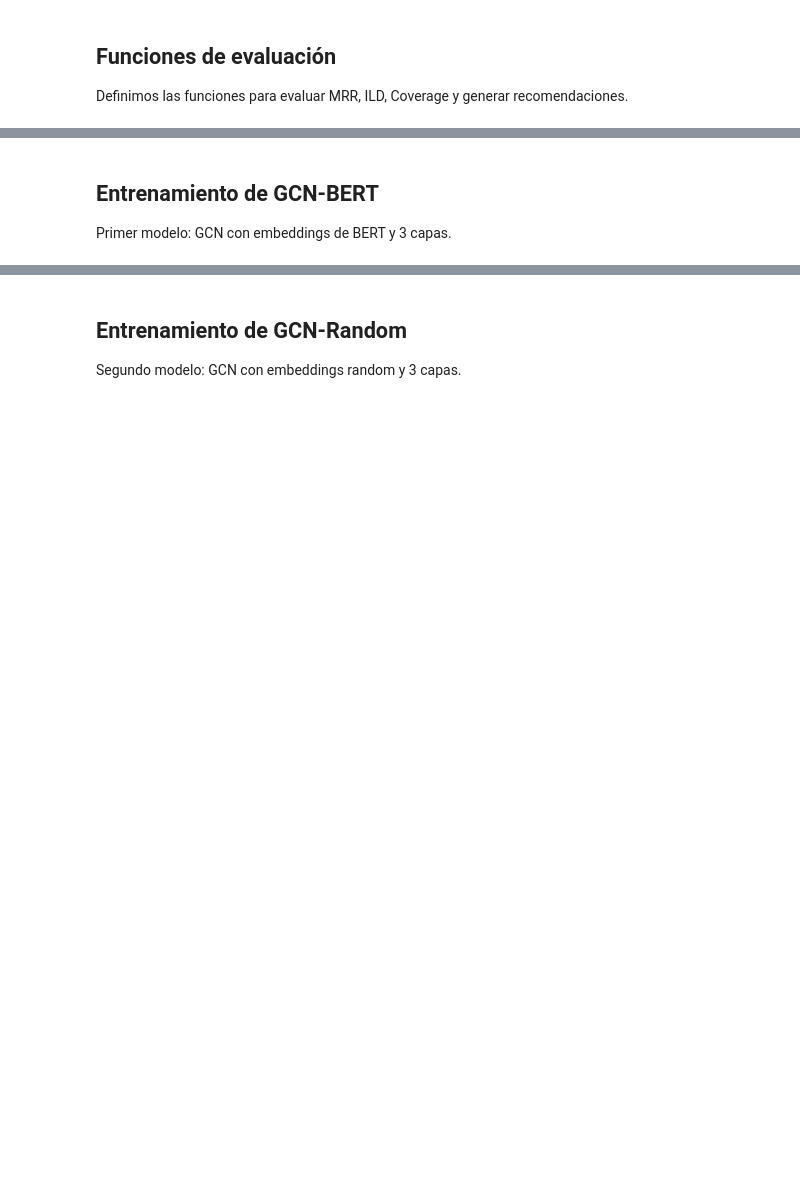
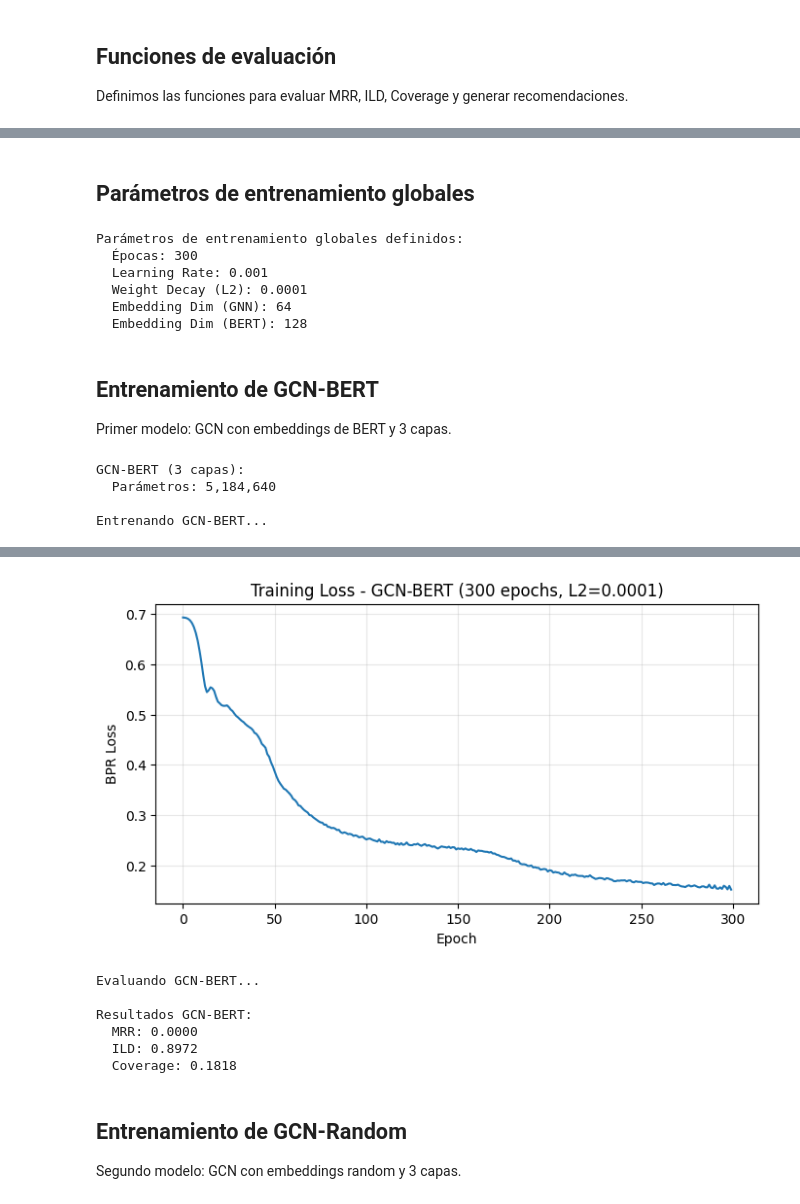
Before and after one commit to aLotOfGluten/IIC3633-Proyecto, a Jupyter notebook: midterm/Temporal_GNN_Training.ipynb, the cells around one changed output, grey strips where cells are left out. Cells and saved outputs as stored; diff of their text form; code cells hidden in the pictures; blank space fills up the shorter version.

```diff
--- a/midterm/Temporal_GNN_Training.ipynb
+++ b/midterm/Temporal_GNN_Training.ipynb
@@ -51,8 +166,7 @@ Cargamos los grafos temporales que construimos con el script `build_temporal_gra
 device = torch.device('cuda' if torch.cuda.is_available() else 'cpu')
 print(f"Using device: {device}")
 
-bipartite = torch.load('graphs_temporal/bipartite_graph.pt', weights_only=False)
-social_graph = torch.load('graphs_temporal/social_graph.pt', weights_only=False)
+# bipartite y social_graph ya fueron construidos en la celda anterior
 
 train_df = pd.read_csv('graphs_temporal/train_interactions.csv')
 val_df = pd.read_csv('graphs_temporal/val_interactions.csv')
@@ -61,7 +175,7 @@ test_df = pd.read_csv('graphs_temporal/test_interactions.csv')
 user_map = pd.read_csv('graphs_temporal/user_map.csv')
 item_map = pd.read_csv('graphs_temporal/item_map.csv')
 
-negative_samples = pd.read_csv('../data_processing/processed_round2/negative_samples.csv')
+negative_samples = pd.read_csv('data_processing/processed_round2/negative_samples.csv')
 
 num_users = bipartite['num_users']
 num_items = bipartite['num_items']
@@ -328,3 +485,25 @@ print("Funciones de evaluación listas")
+# %% [markdown]
+## Parámetros de entrenamiento globales
+# %%
+EPOCHS = 300
+LEARNING_RATE = 0.001
+WEIGHT_DECAY = 1e-4
+EMBED_DIM_GNN = 64
+EMBED_DIM_BERT = 128
+
+print(f"Parámetros de entrenamiento globales definidos:")
+print(f"  Épocas: {EPOCHS}")
+print(f"  Learning Rate: {LEARNING_RATE}")
+print(f"  Weight Decay (L2): {WEIGHT_DECAY}")
+print(f"  Embedding Dim (GNN): {EMBED_DIM_GNN}")
+print(f"  Embedding Dim (BERT): {EMBED_DIM_BERT}")
+# %% [output]
+Parámetros de entrenamiento globales definidos:
+  Épocas: 300
+  Learning Rate: 0.001
+  Weight Decay (L2): 0.0001
+  Embedding Dim (GNN): 64
+  Embedding Dim (BERT): 128
 # %% [markdown]
 ## Entrenamiento de GCN-BERT
 
@@ -334,44 +513,64 @@ model_gcn_bert = GCNRecommender(
     num_users=num_users,
     num_items=num_items,
     item_feature_dim=item_embeddings_bert.shape[1],
-    embedding_dim=128,
+    embedding_dim=EMBED_DIM_BERT,
     hidden_dim=64
 ).to(device)
 
-optimizer_gcn_bert = torch.optim.Adam(model_gcn_bert.parameters(), lr=0.001, weight_decay=1e-5)
+optimizer_gcn_bert = torch.optim.Adam(
+    model_gcn_bert.parameters(),
+    lr=LEARNING_RATE,
+    weight_decay=WEIGHT_DECAY
+)
 
 print(f"GCN-BERT (3 capas):")
 print(f"  Parámetros: {sum(p.numel() for p in model_gcn_bert.parameters()):,}")
 
-epochs = 100
 losses_gcn_bert = []
 
 print("\nEntrenando GCN-BERT...")
-for epoch in tqdm(range(epochs)):
+for epoch in tqdm(range(EPOCHS)):
     loss = train_epoch_with_negatives(
-        model_gcn_bert, train_edge_index, item_embeddings_bert,
-        train_df, neg_dict, optimizer_gcn_bert, device, is_lightgcn=False
+        model_gcn_bert,
+        full_edge_index,
+        item_embeddings_bert,
+        train_df,
+        neg_dict,
+        optimizer_gcn_bert,
+        device,
+        is_lightgcn=False
     )
     losses_gcn_bert.append(loss)
 
     if (epoch + 1) % 20 == 0:
-        print(f"Epoch {epoch+1}/{epochs} - Loss: {loss:.4f}")
+        print(f"Epoch {epoch+1}/{EPOCHS} - Loss: {loss:.4f}")
 
 plt.figure(figsize=(8, 4))
 plt.plot(losses_gcn_bert)
 plt.xlabel('Epoch')
 plt.ylabel('BPR Loss')
-plt.title('Training Loss - GCN-BERT (3 capas, temporal)')
+plt.title(f'Training Loss - GCN-BERT ({EPOCHS} epochs, L2={WEIGHT_DECAY})')
 plt.grid(True, alpha=0.3)
 plt.show()
 
 print("\nEvaluando GCN-BERT...")
 recs_gcn_bert, gt_gcn_bert = evaluate_model(
-    model_gcn_bert, train_edge_index, item_embeddings_bert,
-    test_df, train_df, k=10, device=device, is_lightgcn=False
+    model_gcn_bert,
+    full_edge_index,
+    item_embeddings_bert,
+    test_df,
+    train_df,
+    k=10,
+    device=device,
+    is_lightgcn=False
 )
 metrics_gcn_bert = compute_metrics(recs_gcn_bert, gt_gcn_bert, num_items)
 
 print("\nResultados GCN-BERT:")
 for metric, value in metrics_gcn_bert.items():
     print(f"  {metric}: {value:.4f}")
+# %% [output]
+GCN-BERT (3 capas):
+  Parámetros: 5,184,640
+
+Entrenando GCN-BERT...
@@ -378,3 +592,10 @@ for metric, value in metrics_gcn_bert.items():
+[figure, added]
+Evaluando GCN-BERT...
+
+Resultados GCN-BERT:
+  MRR: 0.0000
+  ILD: 0.8972
+  Coverage: 0.1818
 # %% [markdown]
 ## Entrenamiento de GCN-Random
 
```
Also changed, not shown: parts of 16 cells of this notebook.
